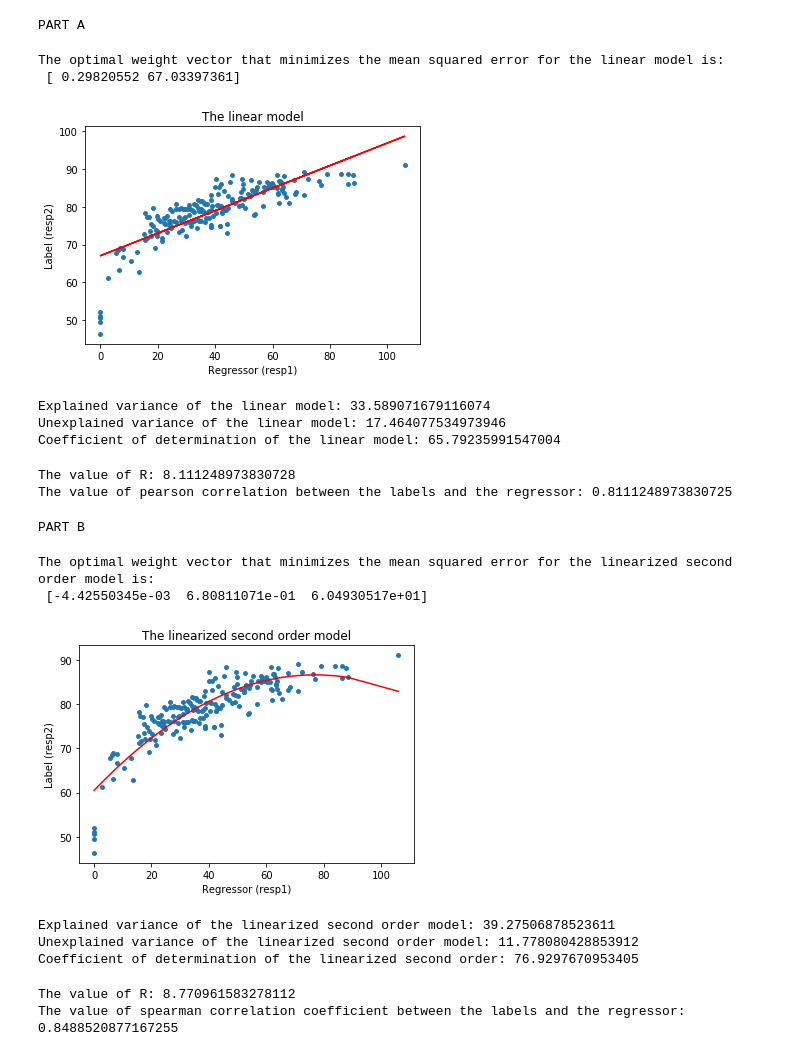
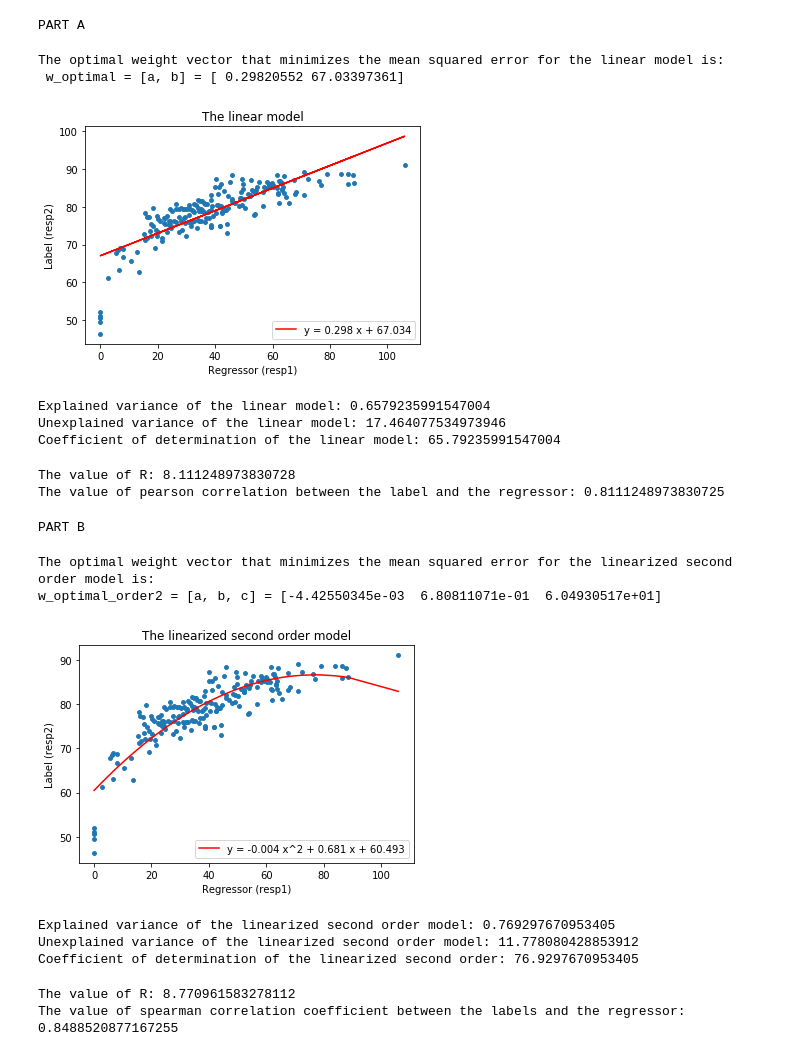
Before and after one commit to efeacer/Bilkent_EEE482_Assignments, a Jupyter notebook: Homework3_EA/Question1.ipynb, the cells around one changed output. Saved outputs shown, nothing was run; the diff lists cells and outputs as text; code cells hidden in the pictures.

```diff
--- a/Homework3_EA/Question1.ipynb
+++ b/Homework3_EA/Question1.ipynb
@@ -18,7 +18,8 @@ with h5py.File('hw3_data1.mat', 'r') as file:
 
 data = dict()
 with h5py.File('hw3_data1.mat', 'r') as file:
-        for key in data_keys:
-            data[key] = np.array(file[key]).flatten()
-            print('Data associated with %s:\n' % key, data[key], '\n')
+    for key in data_keys:
+        data[key] = np.array(file[key]).flatten()
+        print('Shape of the data associated with %s:\n' %
+              key, np.shape(data[key]), '\n')
 # %% [output]
@@ -46,7 +35,7 @@ print('PART A\n')
 PART A
 # %%
 y = data['resp2'] # output
-N = np.size(Y)
+N = np.size(y)
 X_raw = data['resp1'] # regressor
 # append the bias terms to the regressor
 X = X_raw.reshape((N, 1))
@@ -68,11 +57,11 @@ def OLS(y, X):
 # %%
 w_optimal = OLS(y, X)
 print('The optimal weight vector that minimizes the mean squared error '
-      'for the linear model is:\n',
+      'for the linear model is:\n w_optimal = [a, b] =',
       w_optimal)
 # %% [output]
 The optimal weight vector that minimizes the mean squared error for the linear model is:
- [ 0.29820552 67.03397361]
+ w_optimal = [a, b] = [ 0.29820552 67.03397361]
 # %%
 figure_num = 1
 plt.figure(figure_num)
@@ -83,9 +72,11 @@ plt.plot(X_raw, pred, color='r')
 plt.title('The linear model')
 plt.ylabel('Label (resp2)')
 plt.xlabel('Regressor (resp1)')
+plt.legend(['y = %1.3f x + %1.3f' % (w_optimal[0], w_optimal[1])],
+          loc='lower right')
 plt.show(block=False)
 # %% [output]
-[figure, old version]
+[figure, new version]
 # %%
 def test_model(y, pred):
     """
@@ -110,21 +101,21 @@ def test_model(y, pred):
 # %%
-e_var, u_var, R2 = test_model(Y, pred)
+e_var, u_var, R2 = test_model(y, pred)
 print('Explained variance of the linear model:', e_var)
 print('Unexplained variance of the linear model:', u_var)
 print('Coefficient of determination of the linear model:', R2)
 # %% [output]
-Explained variance of the linear model: 33.589071679116074
+Explained variance of the linear model: 0.6579235991547004
 Unexplained variance of the linear model: 17.464077534973946
 Coefficient of determination of the linear model: 65.79235991547004
 # %%
 R = np.sqrt(R2)
-pearson = np.corrcoef(Y, X_raw)[0, 1]
+pearson = np.corrcoef(y, X_raw)[0, 1]
 print('The value of R:', R)
 print('The value of pearson correlation between '
-      'the labels and the regressor:', pearson)
+      'the label and the regressor:', pearson)
 # %% [output]
 The value of R: 8.111248973830728
-The value of pearson correlation between the labels and the regressor: 0.8111248973830725
+The value of pearson correlation between the label and the regressor: 0.8111248973830725
 # %%
 # PART B
 print('PART B\n')
@@ -134,34 +125,37 @@ PART B
 X_order2 = (X_raw ** 2).reshape((N, 1))
 X_order2 = np.concatenate((X_order2, X), axis=1)
 # %%
-w_optimal_order2 = OLS(Y, X_order2)
-print('The optimal weight vector that minimizes the mean squared error '
-      'for the linearized second order model is:\n',
+w_optimal_order2 = OLS(y, X_order2)
+print('The optimal weight vector that minimizes the mean squared error for '
+      'the linearized second order model is:\nw_optimal_order2 = [a, b, c] =',
       w_optimal_order2)
 # %% [output]
 The optimal weight vector that minimizes the mean squared error for the linearized second order model is:
- [-4.42550345e-03  6.80811071e-01  6.04930517e+01]
+w_optimal_order2 = [a, b, c] = [-4.42550345e-03  6.80811071e-01  6.04930517e+01]
 # %%
 plt.figure(figure_num)
 figure_num += 1
-plt.scatter(X_raw, Y, s=15)
+plt.scatter(X_raw, y, s=15)
 order = np.argsort(X_raw)
 X_sorted = X_raw[order]
 pred = X_order2.dot(w_optimal_order2)
 plt.plot(X_sorted, pred[order], color='r')
 plt.title('The linearized second order model')
 plt.ylabel('Label (resp2)')
 plt.xlabel('Regressor (resp1)')
+plt.legend(['y = %1.3f x^2 + %1.3f x + %1.3f' %
+            (w_optimal_order2[0], w_optimal_order2[1],
+             w_optimal_order2[2])], loc='lower right')
 plt.show(block=False)
 # %% [output]
-[figure, old version]
+[figure, new version]
 # %%
-e_var, u_var, R2 = test_model(Y, pred)
+e_var, u_var, R2 = test_model(y, pred)
 print('Explained variance of the linearized second order model:', e_var)
 print('Unexplained variance of the linearized second order model:', u_var)
 print('Coefficient of determination of the linearized second order:', R2)
 # %% [output]
-Explained variance of the linearized second order model: 39.27506878523611
+Explained variance of the linearized second order model: 0.769297670953405
 Unexplained variance of the linearized second order model: 11.778080428853912
 Coefficient of determination of the linearized second order: 76.9297670953405
 # %%
```
Also changed, not shown: parts of 12 cells of this notebook, 5 other files.
